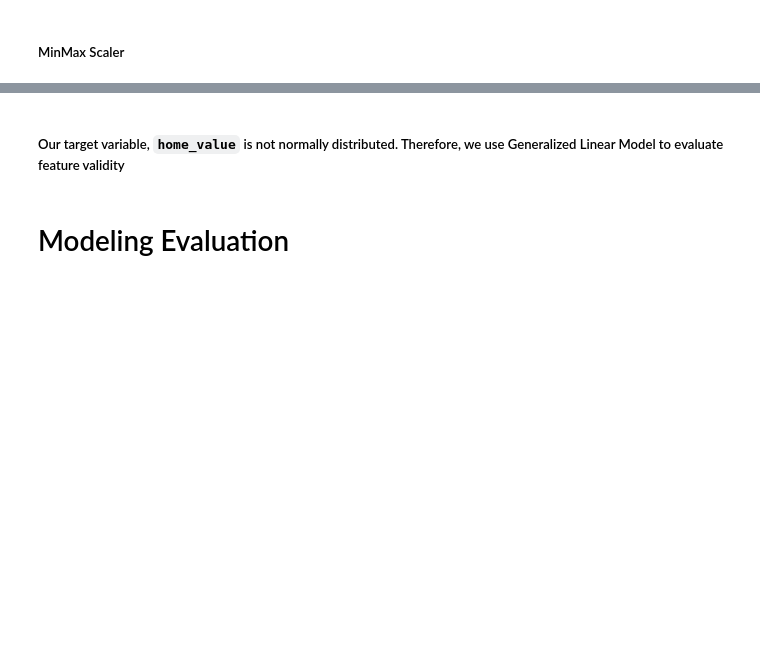
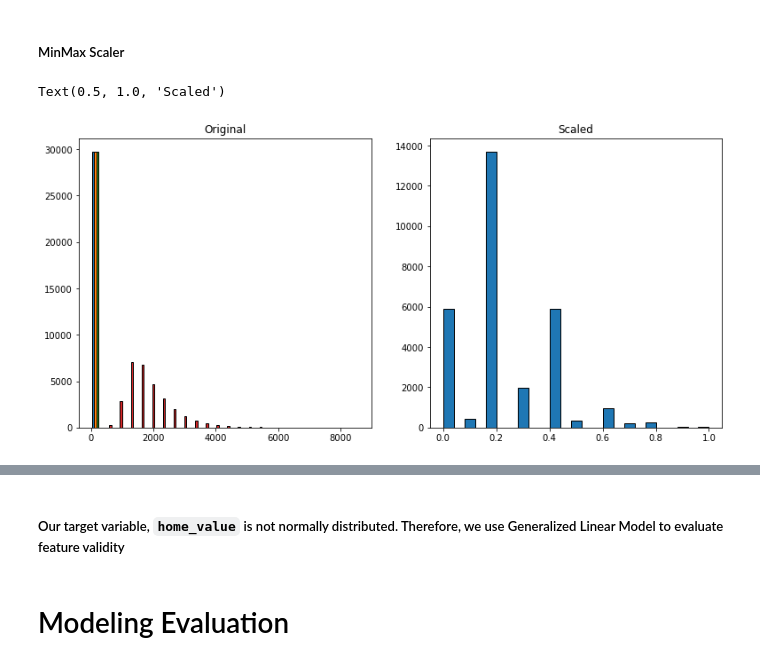
Before and after one commit to SchneemannDavid/regression_project, a Jupyter notebook: working_notebook.ipynb, the cells around one changed output, grey strips where cells are left out. Saved outputs shown, nothing was run; the diff lists cells and outputs as text; code cells hidden in the pictures; blank space fills up the shorter version.

Commit message:
Filled README; did scale, baseline, setup for finish

```diff
--- a/working_notebook.ipynb
+++ b/working_notebook.ipynb
@@ -1229,3 +1228,8 @@ Following our statistical test, we reject the null, meaning that there is statis
 # Modeling
 # %% [markdown]
 ### Scaling
+# %%
+# Removing non-scalable features for scaling
+x_train_to_scale = x_train.drop(columns=['location','decade_built', 'year_built', 'lot_sq_ft'])
+x_validate_to_scale = x_validate.drop(columns=['bedrooms', 'bathrooms', 'location','decade_built', 'garage_spaces', 'year_built'])
+x_test_to_scale = x_test.drop(columns=['bedrooms', 'bathrooms', 'location','decade_built', 'garage_spaces', 'year_built'])
@@ -1242,0 +1252,19 @@ y_train.mean()
+# %%
+#Assign the scaler to a variable, and fit/transform the training data
+mms = sklearn.preprocessing.MinMaxScaler()
+
+mms.fit(x_train_to_scale)
+
+train_mms = mms.transform(x_train_to_scale)
+# %%
+#Visualize the difference between unscaled/scaled data
+plt.figure(figsize=(13, 6))
+plt.subplot(121)
+plt.hist(x_train_to_scale, bins=25, ec='black')
+plt.title('Original')
+plt.subplot(122)
+plt.hist(train_mms[:,1], bins=25, ec='black')
+plt.title('Scaled')
+# %% [output]
+Text(0.5, 1.0, 'Scaled')
+[figure, added]
```
Also changed, not shown: parts of 23 cells of this notebook, 3 other files.
